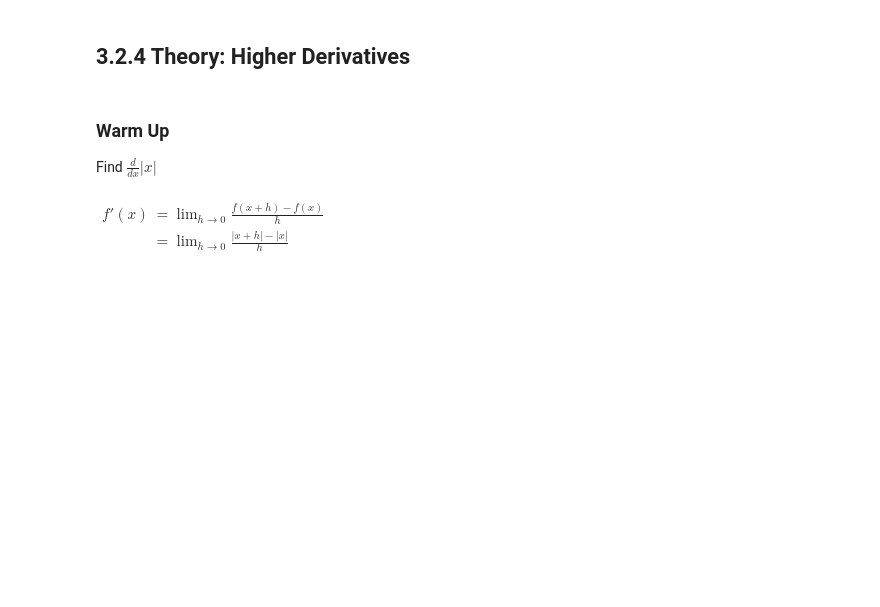
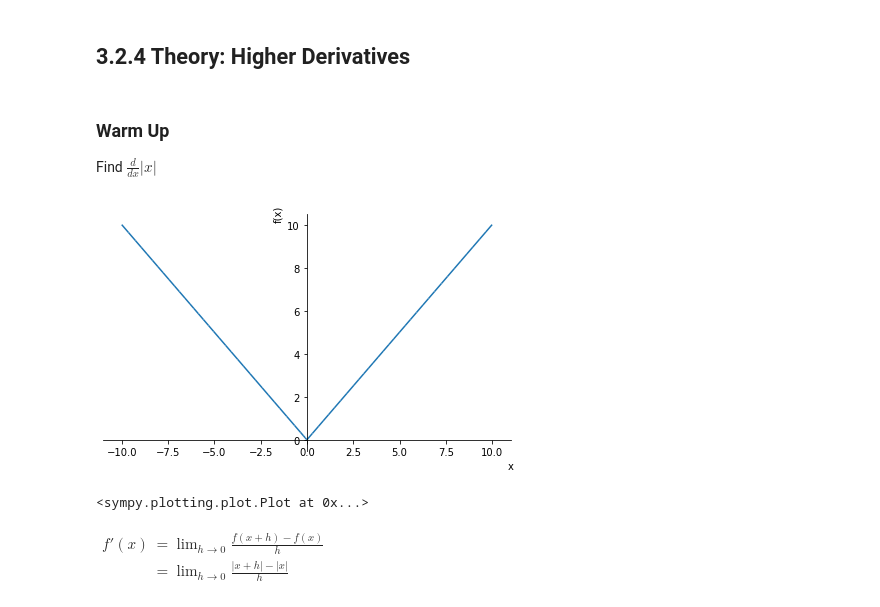
Before and after one commit to PaulToronto/Johns-Hopkins-Coursera-Applied-Calculus-With-Python, a Jupyter notebook: 3_2_The_Derivative.ipynb, the cells around one changed output. Drawn from its saved outputs; the diff is of its cells as text; code cells hidden in the pictures; blank space fills up the shorter version.

```diff
--- a/3_2_The_Derivative.ipynb
+++ b/3_2_The_Derivative.ipynb
@@ -286,6 +286,12 @@ sym.plot(4*x - 3 * x**2, -2*x + 3, xlim=[-3, 3], ylim=[-3, 3]);
 ### Warm Up
 
 Find $\frac{d}{dx}{|x|}$
+# %%
+x = sym.symbols('x')
+sym.plot(sym.Abs(x))
+# %% [output]
+[figure, added]
+<sympy.plotting.plot.Plot at 0x...>
 # %% [markdown]
 $
 \begin{align}
```
Also changed, not shown: parts of 17 cells of this notebook.
